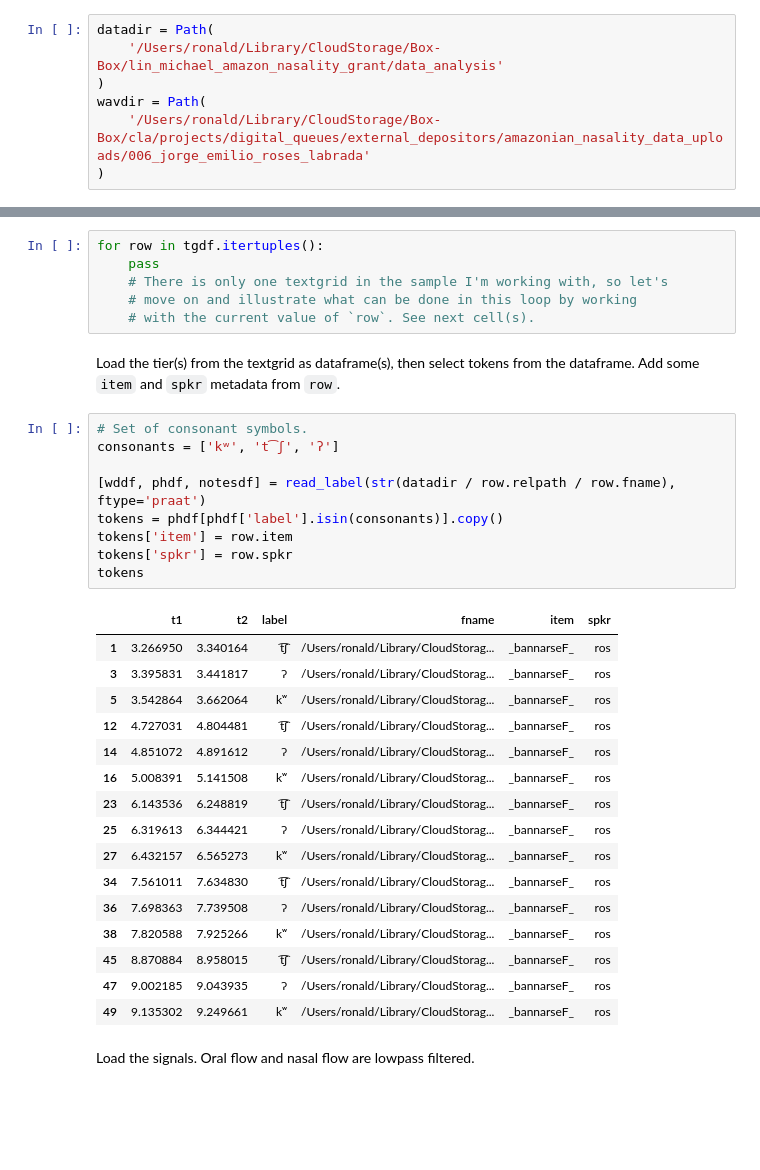
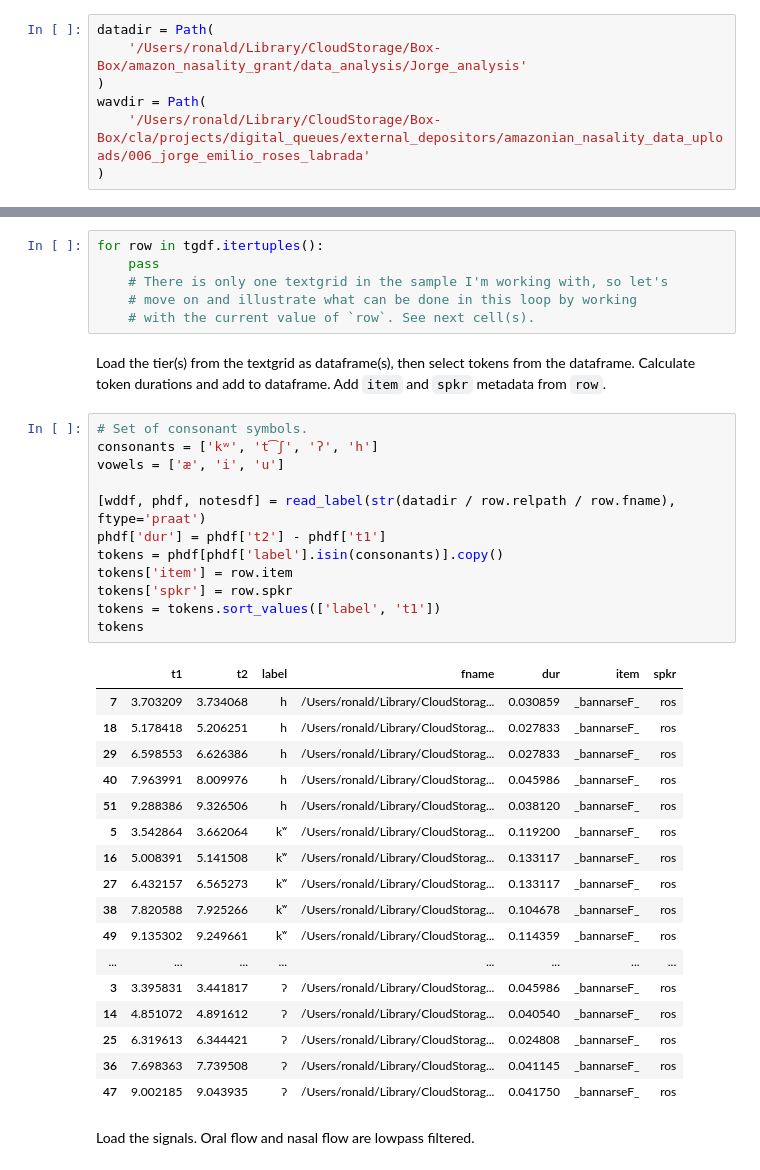
Before and after one commit to rsprouse/amznas, a Jupyter notebook: doc/sample_analysis.ipynb, the cells around one changed output, grey strips where cells are left out. Saved outputs shown, nothing was run; the diff lists cells and outputs as text; blank space fills up the shorter version.

Commit message:
Update sample analysis notebook

```diff
--- a/doc/sample_analysis.ipynb
+++ b/doc/sample_analysis.ipynb
@@ -12,7 +12,7 @@ from audiolabel import read_label
 from phonlab.utils import dir2df, match_tokentimes
 # %%
 datadir = Path(
-    '/Users/ronald/Library/CloudStorage/Box-Box/lin_michael_amazon_nasality_grant/data_analysis'
+    '/Users/ronald/Library/CloudStorage/Box-Box/amazon_nasality_grant/data_analysis/Jorge_analysis'
 )
 wavdir = Path(
     '/Users/ronald/Library/CloudStorage/Box-Box/cla/projects/digital_queues/external_depositors/amazonian_nasality_data_uploads/006_jorge_emilio_roses_labrada'
@@ -115,33 +115,37 @@ for row in tgdf.itertuples():
     # move on and illustrate what can be done in this loop by working
     # with the current value of `row`. See next cell(s).
 # %% [markdown]
-Load the tier(s) from the textgrid as dataframe(s), then select tokens from the dataframe. Add some `item` and `spkr` metadata from `row`.
+Load the tier(s) from the textgrid as dataframe(s), then select tokens from the dataframe. Calculate token durations and add to dataframe. Add `item` and `spkr` metadata from `row`.
 # %%
 # Set of consonant symbols.
-consonants = ['kʷ', 't͡ʃ', 'ʔ']
+consonants = ['kʷ', 't͡ʃ', 'ʔ', 'h']
+vowels = ['æ', 'i', 'u']
 
 [wddf, phdf, notesdf] = read_label(str(datadir / row.relpath / row.fname), ftype='praat')
+phdf['dur'] = phdf['t2'] - phdf['t1']
 tokens = phdf[phdf['label'].isin(consonants)].copy()
 tokens['item'] = row.item
 tokens['spkr'] = row.spkr
+tokens = tokens.sort_values(['label', 't1'])
 tokens
 # %% [output]
-|  | t1 | t2 | label | fname | item | spkr |
-| 1 | 3.266950 | 3.340164 | t͡ʃ | /Users/ronald/Library/CloudStorag... | _bannarseF_ | ros |
-| 3 | 3.395831 | 3.441817 | ʔ | /Users/ronald/Library/CloudStorag... | _bannarseF_ | ros |
-| 5 | 3.542864 | 3.662064 | kʷ | /Users/ronald/Library/CloudStorag... | _bannarseF_ | ros |
-| 12 | 4.727031 | 4.804481 | t͡ʃ | /Users/ronald/Library/CloudStorag... | _bannarseF_ | ros |
-| 14 | 4.851072 | 4.891612 | ʔ | /Users/ronald/Library/CloudStorag... | _bannarseF_ | ros |
-| 16 | 5.008391 | 5.141508 | kʷ | /Users/ronald/Library/CloudStorag... | _bannarseF_ | ros |
-| 23 | 6.143536 | 6.248819 | t͡ʃ | /Users/ronald/Library/CloudStorag... | _bannarseF_ | ros |
-| 25 | 6.319613 | 6.344421 | ʔ | /Users/ronald/Library/CloudStorag... | _bannarseF_ | ros |
-| 27 | 6.432157 | 6.565273 | kʷ | /Users/ronald/Library/CloudStorag... | _bannarseF_ | ros |
-| 34 | 7.561011 | 7.634830 | t͡ʃ | /Users/ronald/Library/CloudStorag... | _bannarseF_ | ros |
-| 36 | 7.698363 | 7.739508 | ʔ | /Users/ronald/Library/CloudStorag... | _bannarseF_ | ros |
-| 38 | 7.820588 | 7.925266 | kʷ | /Users/ronald/Library/CloudStorag... | _bannarseF_ | ros |
-| 45 | 8.870884 | 8.958015 | t͡ʃ | /Users/ronald/Library/CloudStorag... | _bannarseF_ | ros |
-| 47 | 9.002185 | 9.043935 | ʔ | /Users/ronald/Library/CloudStorag... | _bannarseF_ | ros |
-| 49 | 9.135302 | 9.249661 | kʷ | /Users/ronald/Library/CloudStorag... | _bannarseF_ | ros |
+|  | t1 | t2 | label | fname | dur | item | spkr |
+| 7 | 3.703209 | 3.734068 | h | /Users/ronald/Library/CloudStorag... | 0.030859 | _bannarseF_ | ros |
+| 18 | 5.178418 | 5.206251 | h | /Users/ronald/Library/CloudStorag... | 0.027833 | _bannarseF_ | ros |
+| 29 | 6.598553 | 6.626386 | h | /Users/ronald/Library/CloudStorag... | 0.027833 | _bannarseF_ | ros |
+| 40 | 7.963991 | 8.009976 | h | /Users/ronald/Library/CloudStorag... | 0.045986 | _bannarseF_ | ros |
+| 51 | 9.288386 | 9.326506 | h | /Users/ronald/Library/CloudStorag... | 0.038120 | _bannarseF_ | ros |
+| 5 | 3.542864 | 3.662064 | kʷ | /Users/ronald/Library/CloudStorag... | 0.119200 | _bannarseF_ | ros |
+| 16 | 5.008391 | 5.141508 | kʷ | /Users/ronald/Library/CloudStorag... | 0.133117 | _bannarseF_ | ros |
+| 27 | 6.432157 | 6.565273 | kʷ | /Users/ronald/Library/CloudStorag... | 0.133117 | _bannarseF_ | ros |
+| 38 | 7.820588 | 7.925266 | kʷ | /Users/ronald/Library/CloudStorag... | 0.104678 | _bannarseF_ | ros |
+| 49 | 9.135302 | 9.249661 | kʷ | /Users/ronald/Library/CloudStorag... | 0.114359 | _bannarseF_ | ros |
+| ... | ... | ... | ... | ... | ... | ... | ... |
+| 3 | 3.395831 | 3.441817 | ʔ | /Users/ronald/Library/CloudStorag... | 0.045986 | _bannarseF_ | ros |
+| 14 | 4.851072 | 4.891612 | ʔ | /Users/ronald/Library/CloudStorag... | 0.040540 | _bannarseF_ | ros |
+| 25 | 6.319613 | 6.344421 | ʔ | /Users/ronald/Library/CloudStorag... | 0.024808 | _bannarseF_ | ros |
+| 36 | 7.698363 | 7.739508 | ʔ | /Users/ronald/Library/CloudStorag... | 0.041145 | _bannarseF_ | ros |
+| 47 | 9.002185 | 9.043935 | ʔ | /Users/ronald/Library/CloudStorag... | 0.041750 | _bannarseF_ | ros |
 # %% [markdown]
 Load the signals. Oral flow and nasal flow are lowpass filtered.
 # %%
```
Also changed, not shown: parts of 18 cells of this notebook.
